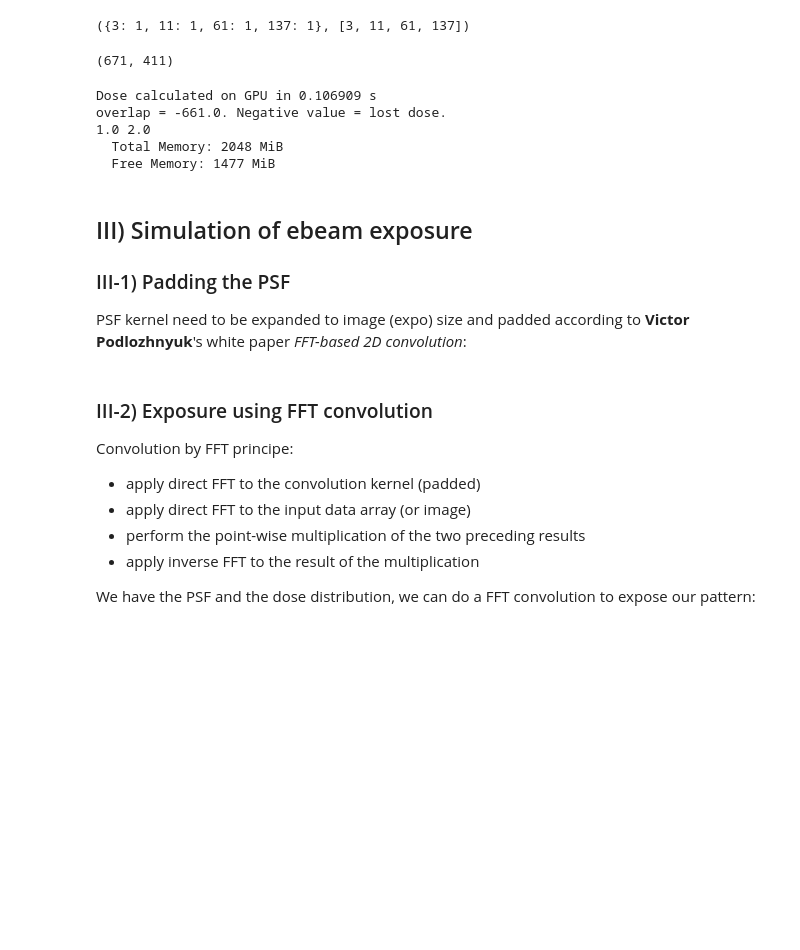
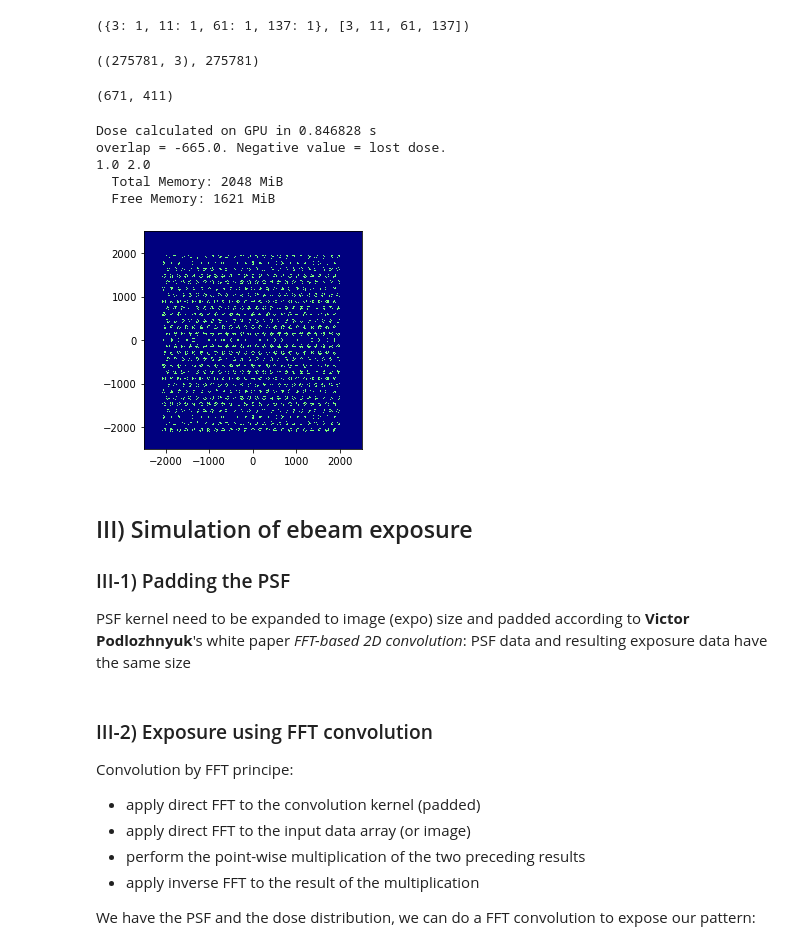
Before and after one commit to looninho/pecebl, a Jupyter notebook: examples/test_convolution.ipynb, the cells around one changed output. Cells and saved outputs as stored; diff of their text form; code cells hidden in the pictures; blank space fills up the shorter version.

Commit message:
add ms example

```diff
--- a/examples/test_convolution.ipynb
+++ b/examples/test_convolution.ipynb
@@ -75,7 +76,27 @@ In this demo we do with `WF = 5 µm` (writefield) just bigger than the the patte
 `NP` is the number of pixels, `WF` is the writefield *(nm)*. We can calculate the `pixel_size` then map the two columns data `psf_fct` to a 2D matrix `z_psf` of size *(WF, WF)* $(nm^2)$ (or *(NP, NP)* $(pixel^2)$):
 # %%
 # number of pixels and WF:
-NP=2048;WF=5000
+NP=2048;
+WF=5000 #for example1
 
 pixel_centered=True #True: (0,0) is in the [NP/2,NP/2] location.
 pixel_size=np.float32(WF/NP) if pixel_centered else np.float32(WF/(NP-1))
+print('pixel size: ', pixel_size)
+
+#to avoid
+#RuntimeError: Numba cannot operate on non-primary CUDA context
+#when using pycuda.
+
+if 'pycuda_used' in locals():
+    if pycuda_used:
+        fft.cudadriver.Context.pop()
+
+from pecebl.ebl_kernels import kernels as ker
+from pecebl.designer import designer as pg
+
+z_psf=ker.build_psf(psf_fct, NP, WF, pixel_size, pg.dot(0,0)[0], blockdim=(32,16))
+numba_used = True
+
+#plot PSF:
+plt.imshow(z_psf,origin='lower', extent=[-WF/2, WF/2, -WF/2, WF/2],interpolation="nearest", cmap=plt.cm.jet)
+plt.show()
@@ -109,19 +112,8 @@ plt.show()
 
 Get photonic crystal `example1` centered at `(0,0)`, hole radius `48 nm`, pitch `170 nm` and stepsize `4 nm`
 # %%
-# create phC sites:
-#parameter of the phC:
-r=48.0 #radius (nm) of the hole
-a=170.0 #pitch (nm) between 2 holes
-ss=4 #stepsize (nm)
-
-start = timer()
-final_pattern=pg.example1(a,r,ss)
-dt = timer() - start
-print("total {} points created in {} s".format(final_pattern.shape[0], dt))
-playsound(freq,duration)
-
-#plot the phC:
+#example1
+ss=4;final_pattern=pg.example1(a=170, r=48, ss=ss)
 plt.plot(final_pattern[:,0], final_pattern[:,1], 'o', ms=1)
 plt.axis('equal');plt.show()
 # %% [output]
@@ -137,5 +128,9 @@ from sympy.ntheory import primefactors, factorint
 factorint(final_pattern.shape[0]), primefactors(final_pattern.shape[0])
 # %% [output]
 ({3: 1, 11: 1, 61: 1, 137: 1}, [3, 11, 61, 137])
+# %%
+final_pattern.shape, 3*11*61*137 #for example1
+# %% [output]
+((275781, 3), 275781)
 # %%
 #we cut the final_pattern into grid of blocks size:
@@ -143,10 +138,2 @@ factorint(final_pattern.shape[0]), primefactors(final_pattern.shape[0])
 # %% [output]
 (671, 411)
-# %%
-dose_dis = ker.build_dose_distribution(final_pattern, NP, WF, pixel_size, blockdim=(671,1), griddim=(411,1))
-# %% [output]
-Dose calculated on GPU in 0.106909 s
-overlap = -661.0. Negative value = lost dose.
-1.0 2.0
-  Total Memory: 2048 MiB
-  Free Memory: 1477 MiB
@@ -156,7 +140,22 @@ dose_dis *= dtfactor(30,ss,meb.beam_current)
+# %%
+dose_dis = ker.build_dose_distribution(final_pattern, NP, WF, pixel_size, blockdim=(61,11), griddim=(137,3))
+
+# Let's exposure at 30 µC/cm²:
+dose_dis *= dtfactor(30,ss,meb.beam_current)
+
+plt.imshow(dose_dis,origin='lower', extent=[-WF/2, WF/2, -WF/2, WF/2],interpolation="nearest", cmap=plt.cm.jet)
+plt.show()
+# %% [output]
+Dose calculated on GPU in 0.846828 s
+overlap = -665.0. Negative value = lost dose.
+1.0 2.0
+  Total Memory: 2048 MiB
+  Free Memory: 1621 MiB
+[figure, added]
 # %% [markdown]
 ## III) Simulation of ebeam exposure
 ### III-1) Padding the PSF
-PSF kernel need to be expanded to image (expo) size and padded according to **Victor Podlozhnyuk**'s white paper *FFT-based 2D  convolution*:
+PSF kernel need to be expanded to image (expo) size and padded according to **Victor Podlozhnyuk**'s white paper *FFT-based 2D  convolution*: PSF data and resulting exposure data have the same size
 # %%
 #padded psf prior to fft tansform:
 ppsf=np.empty((NP,NP),np.float64)
```
Also changed, not shown: parts of 14 cells of this notebook, 4 other files.
